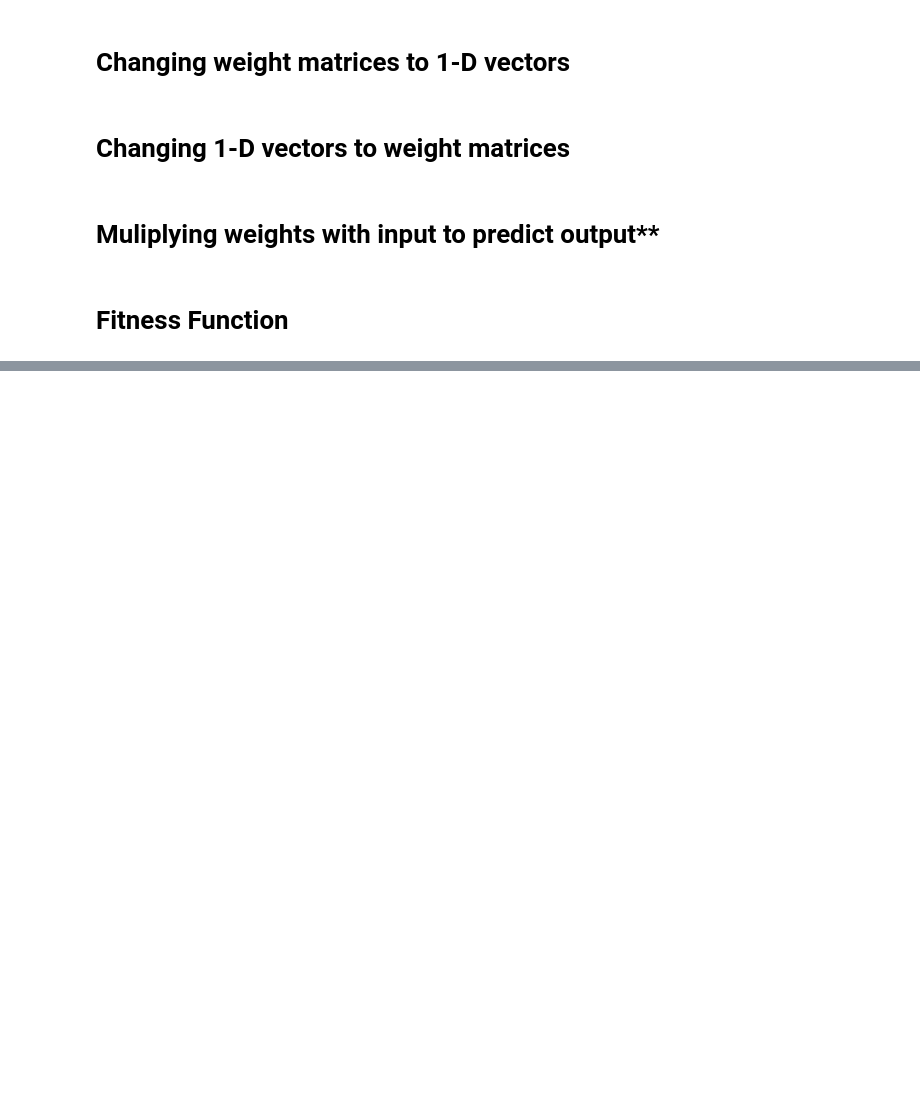
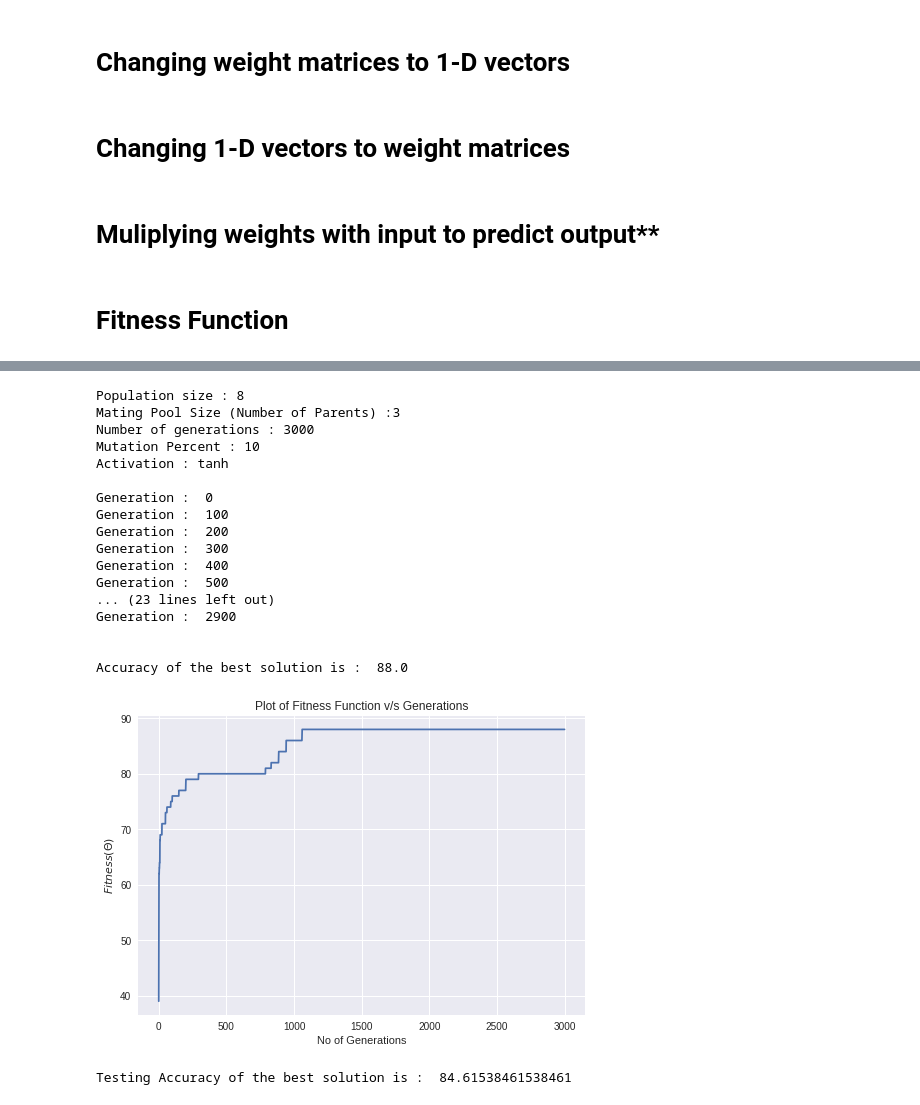
Before and after one commit to Radhesh-Sarma/Emotion-Detection, a Jupyter notebook: Genetic_Algorithm_Openface.ipynb, the cells around one changed output, grey strips where cells are left out. Drawn from its saved outputs; the diff is of its cells as text; code cells hidden in the pictures; blank space fills up the shorter version.

```diff
--- a/Genetic_Algorithm_Openface.ipynb
+++ b/Genetic_Algorithm_Openface.ipynb
@@ -83,29 +96,30 @@ def vector_to_mat(vector_pop_weights, mat_pop_weights):
 # %% [markdown]
 # Muliplying weights with input to predict output**
 # %%
-def predict_outputs(weights_mat, data_inputs, data_outputs, activation="relu"):
+def predict_outputs(weights_mat, data_inputs, data_outputs, activation):
     predictions = numpy.zeros(shape=(data_inputs.shape[0]))
     for sample_idx in range(data_inputs.shape[0]):
         r1 = data_inputs[sample_idx, :]
         for curr_weights in weights_mat:
-            r1 = numpy.matmul(a=r1, b=curr_weights)
+            r1 = r1 @ curr_weights
             if activation == "relu":
                 r1 = relu(r1)
             elif activation == "sigmoid":
                 r1 = sigmoid(r1)
+            elif activation == "tanh":
+              r1 = tanh(r1)
         predicted_label = numpy.where(r1 == numpy.max(r1))[0][0]
         predictions[sample_idx] = predicted_label
-    #add prob>0.5
     correct_predictions = numpy.where(predictions == data_outputs)[0].size
     accuracy = (correct_predictions/data_outputs.size)*100
     return accuracy, predictions
 # %% [markdown]
 # Fitness Function
 # %%
-def fitness(weights_mat, data_inputs, data_outputs, activation="relu"):
+def fitness(weights_mat, data_inp, data_out, activation):
     accuracy = numpy.empty(shape=(weights_mat.shape[0]))
     for sol_idx in range(weights_mat.shape[0]):
         curr_sol_mat = weights_mat[sol_idx, :]
-        accuracy[sol_idx], _ = predict_outputs(curr_sol_mat, data_inputs, data_outputs, activation=activation)
+        accuracy[sol_idx], _ = predict_outputs(curr_sol_mat, data_inp, data_out, activation=activation)
     return accuracy
 # %% [markdown]
@@ -121,0 +127,20 @@ f.close()
+# %%
+def normalize(dataset):
+    dataNorm=((dataset-dataset.mean())/(dataset.std()))
+    dataNorm["Sad?"]=dataset["Sad?"]
+    return dataNorm
+# %%
+df = pd.read_csv('combined.csv')
+df=df.drop(['face'],1)
+df=df.drop(['Unnamed: 1'],1)
+print(df)
+
+df = normalize(df)
+#df=df.drop('Unnamed: 1',axis=1,inplace=True)
+
+x = np.array(df.drop(['Sad?'],1))
+y = np.array(df['Sad?'])
+x_train,x_test,y_train,y_test = model_selection.train_test_split(x,y,test_size=0.2)
+
+data_inputs = x_train
+data_outputs = y_train
@@ -200,0 +234,22 @@ Bas
+# %%
+GA(sol_per_pop = 8,num_parents_mating = 3,num_generations = 3000,mutation_percent = 10,HL1_neurons = 150,HL2_neurons = 60,output_neurons = 2,activation = "tanh")
+# %% [output]
+Population size : 8
+Mating Pool Size (Number of Parents) :3
+Number of generations : 3000
+Mutation Percent : 10
+Activation : tanh
+
+Generation :  0
+Generation :  100
+Generation :  200
+Generation :  300
+Generation :  400
+Generation :  500
+... (23 lines left out)
+Generation :  2900
+
+
+Accuracy of the best solution is :  88.0
+[figure, added]
+Testing Accuracy of the best solution is :  84.61538461538461
```
Also changed, not shown: parts of 16 cells of this notebook.
